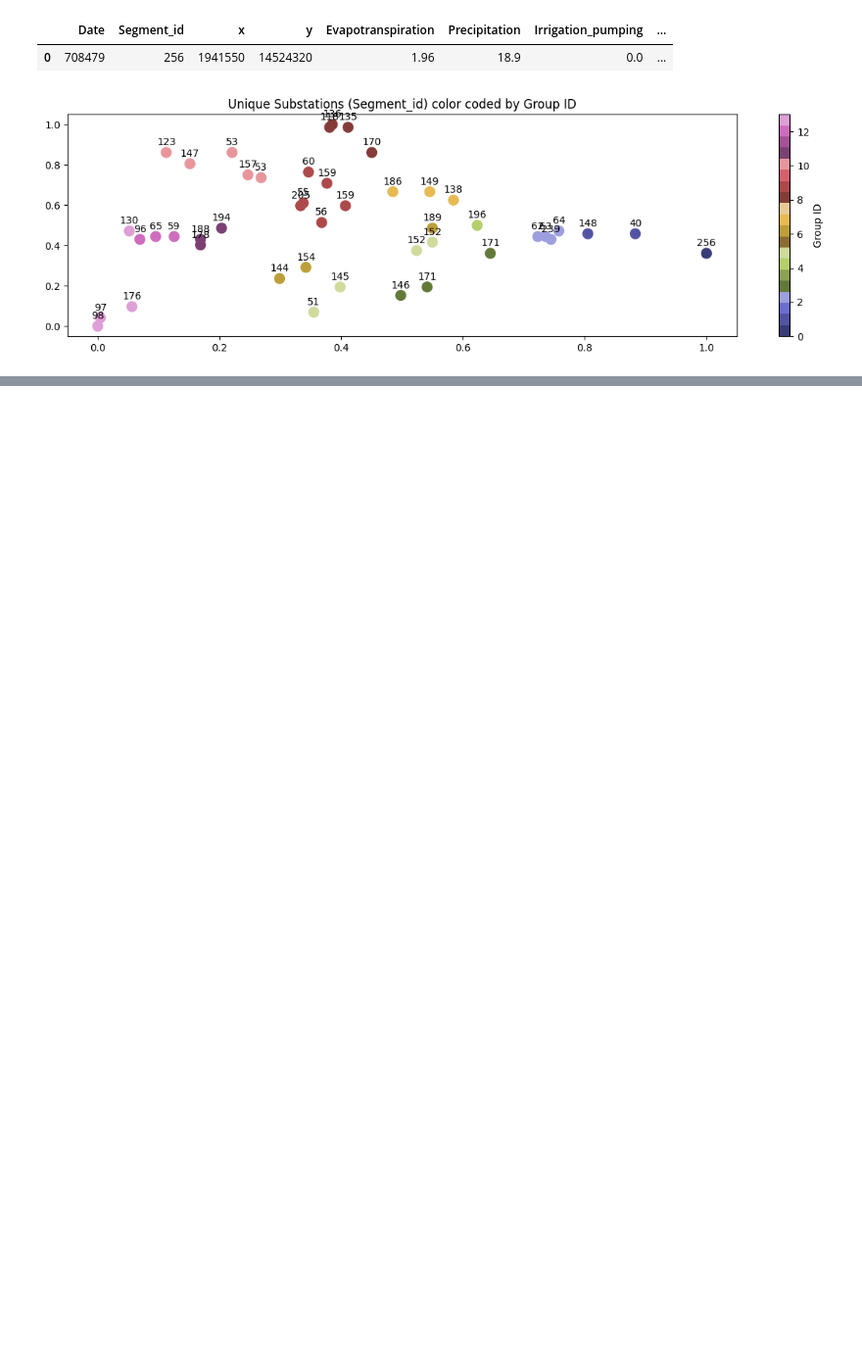
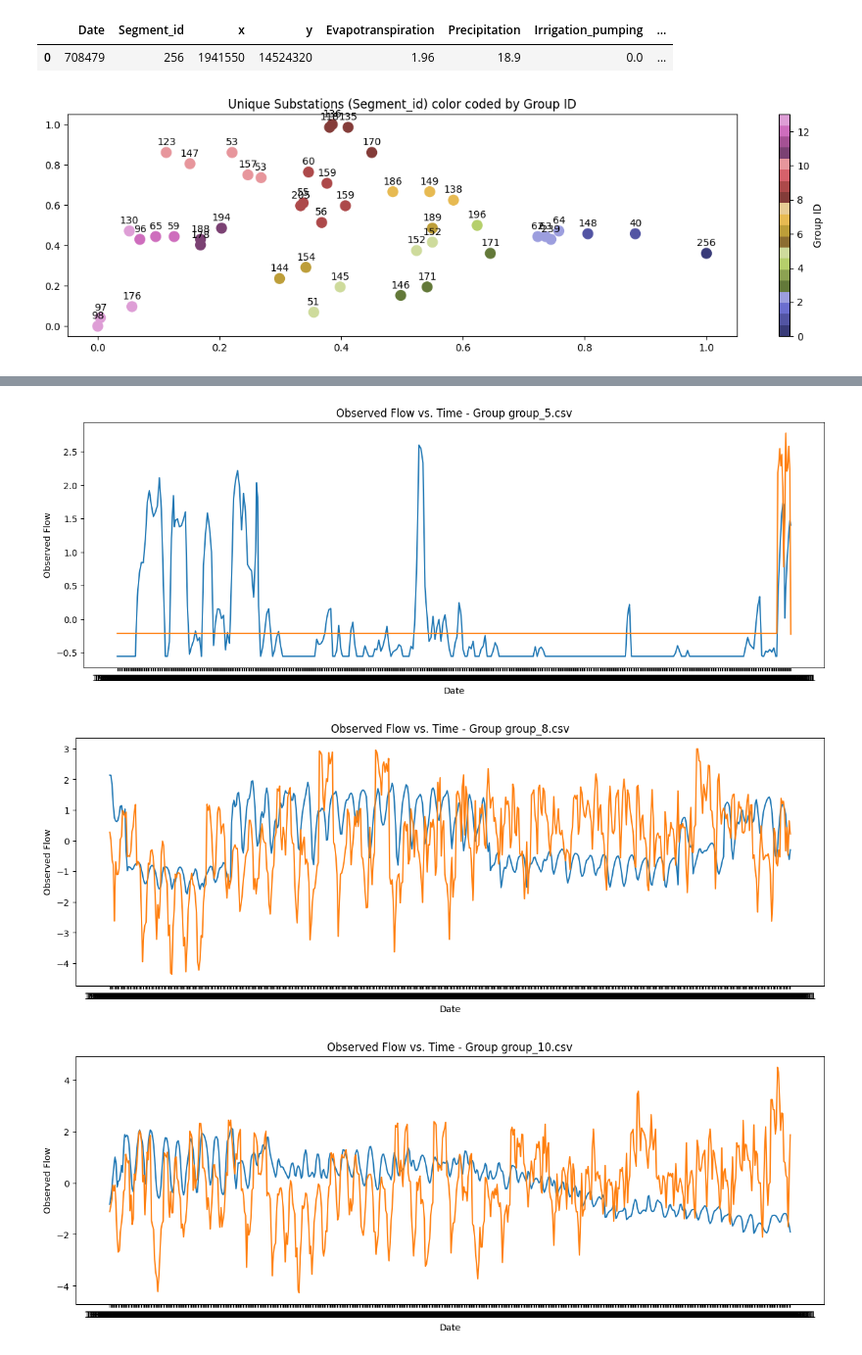
Before and after one commit to Karls-lab/cs5830_project6, a Jupyter notebook: main.ipynb, the cells around one changed output, grey strips where cells are left out. Shown at 98% size. Saved outputs shown, nothing was run; the diff lists cells and outputs as text; code cells hidden in the pictures; blank space fills up the shorter version.

```diff
--- a/main.ipynb
+++ b/main.ipynb
@@ -191,0 +126,21 @@ Mean CV R^2: 0.48976345356702267
+# %%
+from sklearn.linear_model import LinearRegression
+import os
+""" For each month in the group, calculate the relationship between """
+
+groups = os.listdir('processedData')
+for group in groups:
+    total_r2 = 0
+    df = pd.read_csv(f'processedData/{group}')
+    for month in df['Month'].unique():
+        model = LinearRegression()
+        df_m = df[df['Month'] == month]
+        X = df_m[['Water']]
+        y = df_m['Observed']
+        model.fit(X, y)
+        y_pred = model.predict(X)
+        total_r2 += model.score(X, y)
+
+    print(f'{group}: {total_r2/12}')
+
+print(f'Total R2: {total_r2/len(groups)}')
@@ -191,0 +204,19 @@ Mean CV R^2: 0.48976345356702267
+# %%
+""" for each group in processedData, graph the observed vs time vs water
+    Each group will have a separate graph"""
+groups = os.listdir('processedData')
+for group in groups:
+    df = pd.read_csv(f'processedData/{group}')
+
+    # Create a new figure for each group
+    plt.figure(figsize=(15, 5))
+    plt.plot(df['Date'], df['Observed'])
+    plt.plot(df['Date'], df['Water'])
+    plt.xlabel('Date')
+    plt.ylabel('Observed Flow')
+    plt.title(f'Observed Flow vs. Time - Group {group}')
+    plt.show()  # Display the plot for this group
+# %% [output]
+[figure, added]
+[figure, added]
+[figure, added]
```
Also changed, not shown: parts of 9 cells of this notebook.
